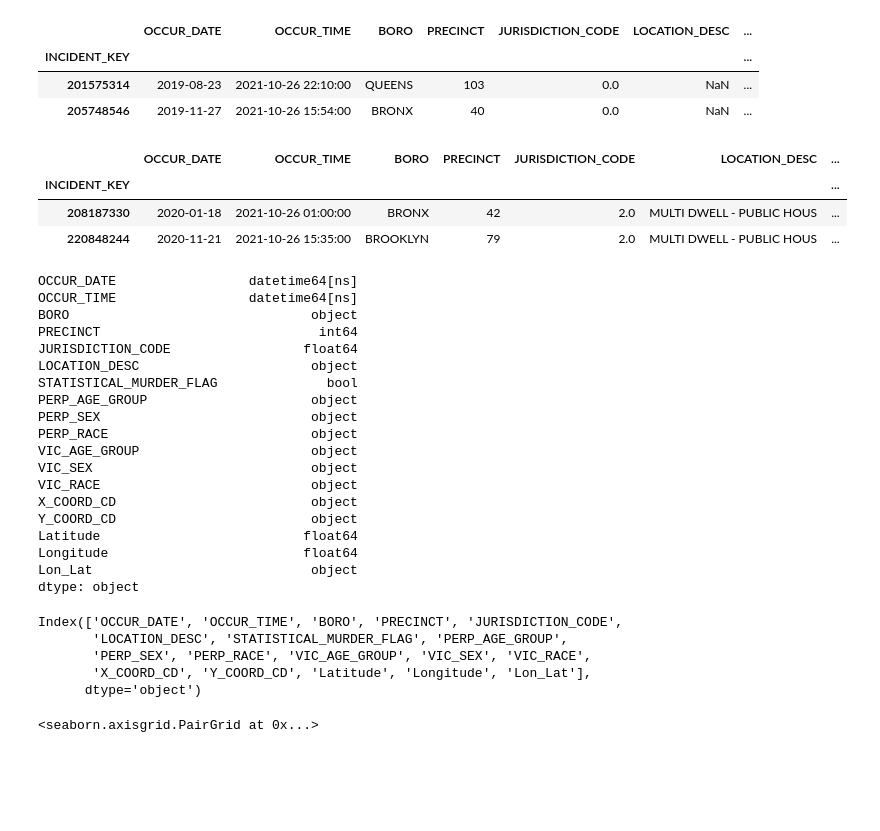
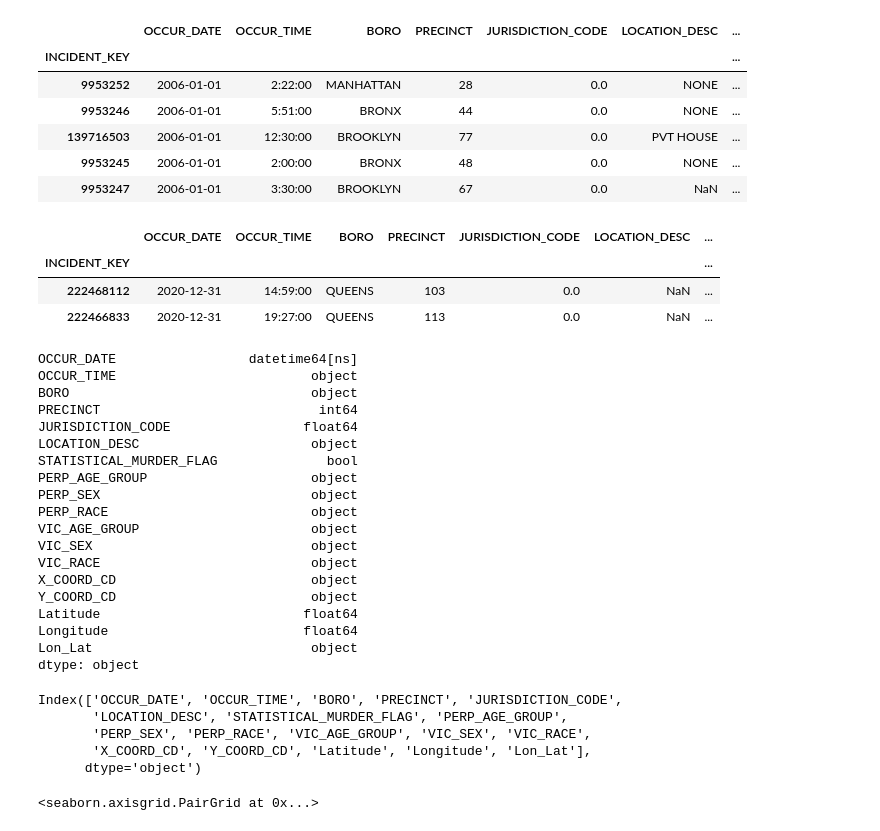
Before and after one commit to fredrikbw/ADS-Group-Project, a Jupyter notebook: Example.ipynb, the cells around one changed output. Cells and saved outputs as stored; diff of their text form; code cells hidden in the pictures; blank space fills up the shorter version.

Commit message:
Fix date column parsing

```diff
--- a/Example.ipynb
+++ b/Example.ipynb
@@ -3,27 +3,30 @@ import pandas as pd
 import seaborn as sns
 import datetime as dt
 # %%
-df = pd.read_csv('NYPD_Shootings.csv', index_col=0, parse_dates=['OCCUR_DATE', 'OCCUR_TIME'])
+df = pd.read_csv('NYPD_Shootings.csv', index_col=0, parse_dates=['OCCUR_DATE'])
 # %%
-df.head(2)
+df.sort_values('OCCUR_DATE').head(5)
 # %% [output]
 |  | OCCUR_DATE | OCCUR_TIME | BORO | PRECINCT | JURISDICTION_CODE | LOCATION_DESC | ... |
 | INCIDENT_KEY |  |  |  |  |  |  | ... |
-| 201575314 | 2019-08-23 | 2021-10-26 22:10:00 | QUEENS | 103 | 0.0 | NaN | ... |
-| 205748546 | 2019-11-27 | 2021-10-26 15:54:00 | BRONX | 40 | 0.0 | NaN | ... |
+| 9953252 | 2006-01-01 | 2:22:00 | MANHATTAN | 28 | 0.0 | NONE | ... |
+| 9953246 | 2006-01-01 | 5:51:00 | BRONX | 44 | 0.0 | NONE | ... |
+| 139716503 | 2006-01-01 | 12:30:00 | BROOKLYN | 77 | 0.0 | PVT HOUSE | ... |
+| 9953245 | 2006-01-01 | 2:00:00 | BRONX | 48 | 0.0 | NONE | ... |
+| 9953247 | 2006-01-01 | 3:30:00 | BROOKLYN | 67 | 0.0 | NaN | ... |
 # %%
-df.tail(2)
+df.sort_values('OCCUR_DATE', ascending=True).tail(2)
 # %% [output]
 |  | OCCUR_DATE | OCCUR_TIME | BORO | PRECINCT | JURISDICTION_CODE | LOCATION_DESC | ... |
 | INCIDENT_KEY |  |  |  |  |  |  | ... |
-| 208187330 | 2020-01-18 | 2021-10-26 01:00:00 | BRONX | 42 | 2.0 | MULTI DWELL - PUBLIC HOUS | ... |
-| 220848244 | 2020-11-21 | 2021-10-26 15:35:00 | BROOKLYN | 79 | 2.0 | MULTI DWELL - PUBLIC HOUS | ... |
+| 222468112 | 2020-12-31 | 14:59:00 | QUEENS | 103 | 0.0 | NaN | ... |
+| 222466833 | 2020-12-31 | 19:27:00 | QUEENS | 113 | 0.0 | NaN | ... |
 # %%
 display(df.dtypes)
 display(df.columns)
 # %% [output]
 OCCUR_DATE                 datetime64[ns]
-OCCUR_TIME                 datetime64[ns]
+OCCUR_TIME                         object
 BORO                               object
 PRECINCT                            int64
 JURISDICTION_CODE                 float64
```
